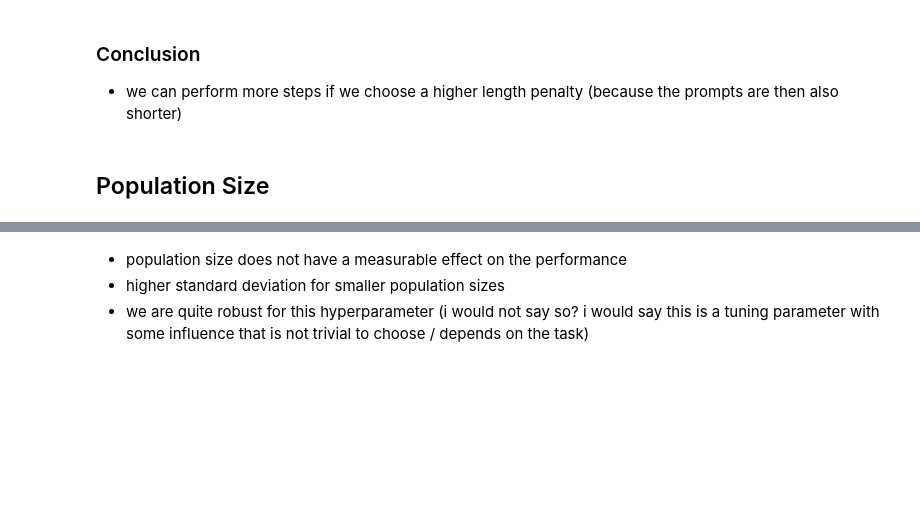
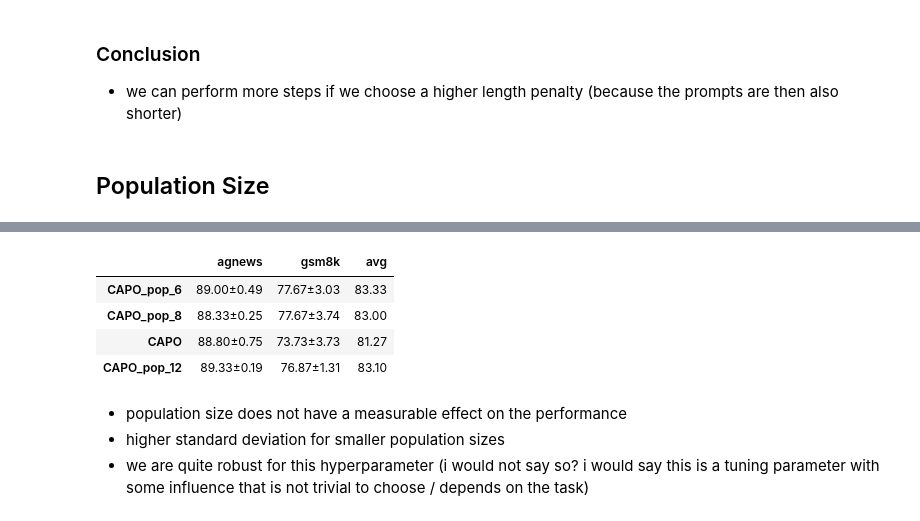
Before and after one commit to finitearth/capo, a Jupyter notebook: notebooks/paper_visualization/hp_visualization.ipynb, the cells around one changed output, grey strips where cells are left out. Cells and saved outputs as stored; diff of their text form; code cells hidden in the pictures; blank space fills up the shorter version.

```diff
--- a/notebooks/paper_visualization/hp_visualization.ipynb
+++ b/notebooks/paper_visualization/hp_visualization.ipynb
@@ -165,3 +162,17 @@ Failed to load gsm8k for Dummy: No objects to concatenate
+# %%
+generate_comparison_table(
+    DATASETS,
+    ["CAPO_pop_6", "CAPO_pop_8", "CAPO", "CAPO_pop_12"],
+    "llama",
+    path_prefix="../..",
+    # score_col="prompt_len",
+)
+# %% [output]
+|  | agnews | gsm8k | avg |
+| CAPO_pop_6 | 89.00±0.49 | 77.67±3.03 | 83.33 |
+| CAPO_pop_8 | 88.33±0.25 | 77.67±3.74 | 83.00 |
+| CAPO | 88.80±0.75 | 73.73±3.73 | 81.27 |
+| CAPO_pop_12 | 89.33±0.19 | 76.87±1.31 | 83.10 |
 # %% [markdown]
 - population size does not have a measurable effect on the performance
 - higher standard deviation for smaller population sizes
```
Also changed, not shown: parts of 6 cells of this notebook, 2 other files.
